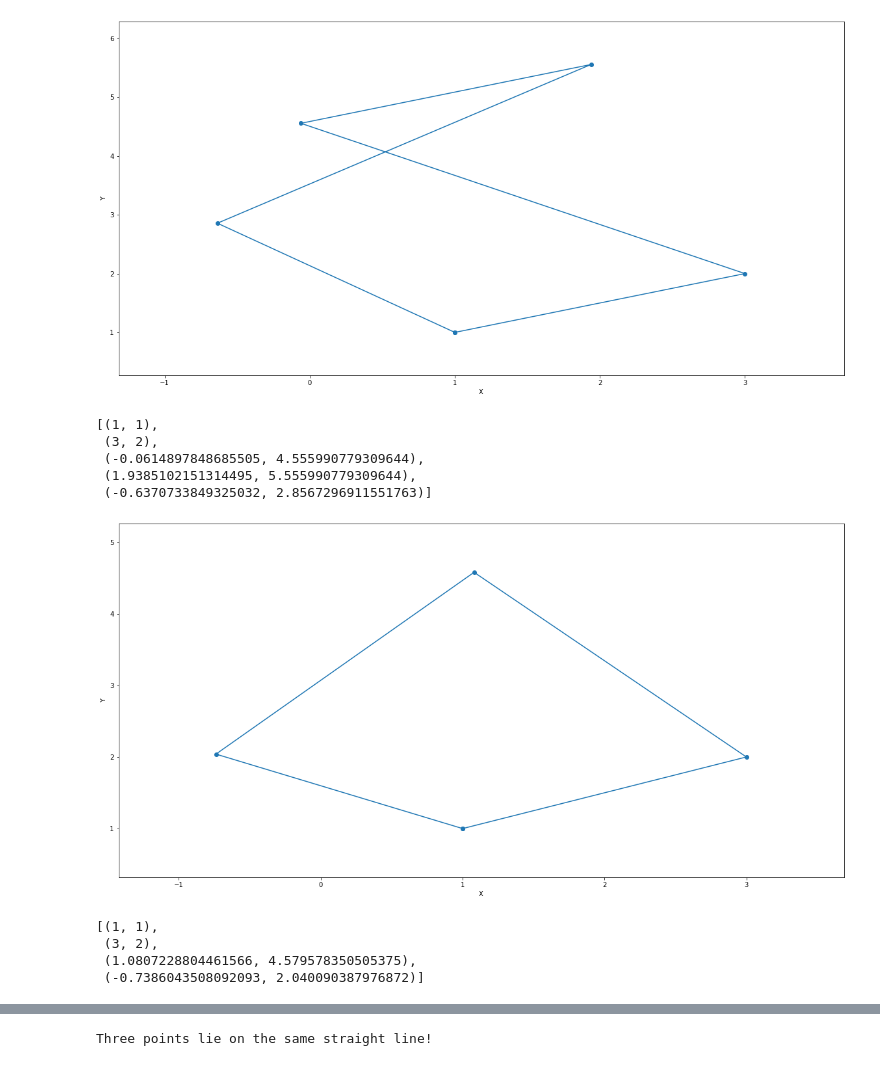
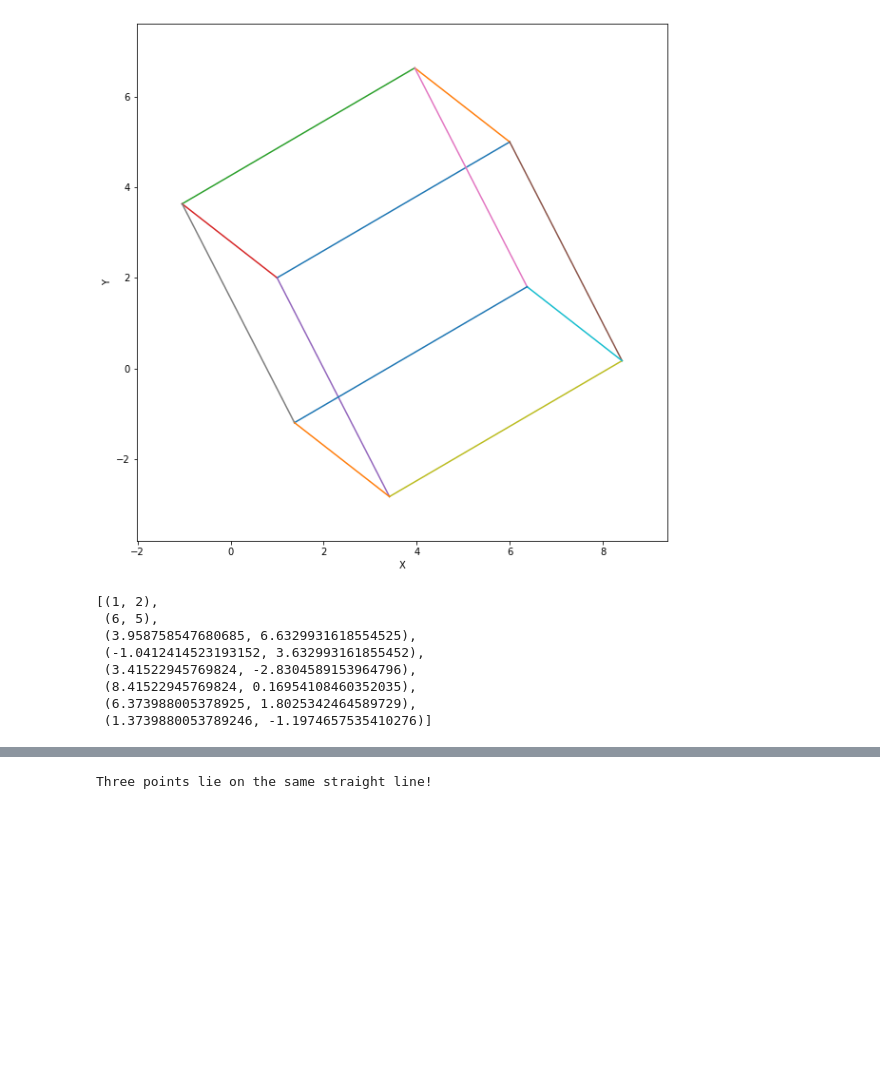
Before and after one commit to Danila-Pechenev/GeometryProject, a Jupyter notebook: Solution.ipynb, the cells around one changed output, grey strips where cells are left out. Drawn from its saved outputs; the diff is of its cells as text; code cells hidden in the pictures; blank space fills up the shorter version.

Commit message:
Fix drawing a projection

```diff
--- a/Solution.ipynb
+++ b/Solution.ipynb
@@ -62,10 +62,13 @@ def make_same_length(sample, changeable_vector):
 def from3Dto2D_xOy(A):
     return (A[0], A[1])
 # %%
-def draw(points_2D):
+def draw(pairs):
     fig, ax = plt.subplots()
-    fig.set_size_inches(20, 10)
-    ax.plot(*zip(*(points_2D + points_2D[:1])), marker='o')
+    fig.set_size_inches(10, 10)
+
+    for pair in pairs:
+        plt.plot(pair[0], pair[1])
+
     automin, automax = plt.xlim()
     plt.xlim(automin-0.5, automax+0.5)
     automin, automax = plt.ylim()
@@ -92,8 +95,14 @@ def cube_solution(A, B, C):
     XX = point_plus_vector(X, perpendicular)
     YY = point_plus_vector(Y, perpendicular)
 
-    points_for_drawing = [from3Dto2D_xOy(point) for point in [A, B, X, Y, AA, BB, XX, YY]]
-    draw(points_for_drawing)
+    points_for_drawing = [from3Dto2D_xOy(point) for point in [A, B, Y, X, AA, BB, YY, XX]]
+    code_pairs = [(0, 1), (1, 2), (2, 3), (3, 0), (0, 4), (1, 5), (2, 6), (3, 7), (4, 5), (5, 6), (6, 7), (7, 4)]
+
+    pairs = []
+    for code in code_pairs:
+        pairs.append(([points_for_drawing[code[0]][0], points_for_drawing[code[1]][0]],
+                      [points_for_drawing[code[0]][1], points_for_drawing[code[1]][1]]))
+    draw(pairs)
     return points_for_drawing
 # %%
 def pyramid_solution(A, B, C):
@@ -154,17 +165,12 @@ cube_solution((1, 1, 1), (3, 2, 4), (0, 6, 1))
-# %%
-pyramid_solution((1, 1, 1), (3, 2, 4), (0, 6, 1))
-# %% [output]
-[figure, removed]
-[(1, 1),
- (3, 2),
- (-0.0614897848685505, 4.555990779309644),
- (1.9385102151314495, 5.555990779309644),
- (-0.6370733849325032, 2.8567296911551763)]
-# %%
-tetrahedron_solution((1, 1, 1), (3, 2, 4), (0, 6, 1))
-# %% [output]
-[figure, removed]
-[(1, 1),
- (3, 2),
- (1.0807228804461566, 4.579578350505375),
- (-0.7386043508092093, 2.040090387976872)]
+# %%
+cube_solution((1, 2, 3), (6, 5, 4), (7, 8, 9))
+# %% [output]
+[figure, added]
+[(1, 2),
+ (6, 5),
+ (3.958758547680685, 6.6329931618554525),
+ (-1.0412414523193152, 3.632993161855452),
+ (3.41522945769824, -2.8304589153964796),
+ (8.41522945769824, 0.16954108460352035),
+ (6.373988005378925, 1.8025342464589729),
+ (1.3739880053789246, -1.1974657535410276)]
```
Also changed, not shown: parts of 5 cells of this notebook.
